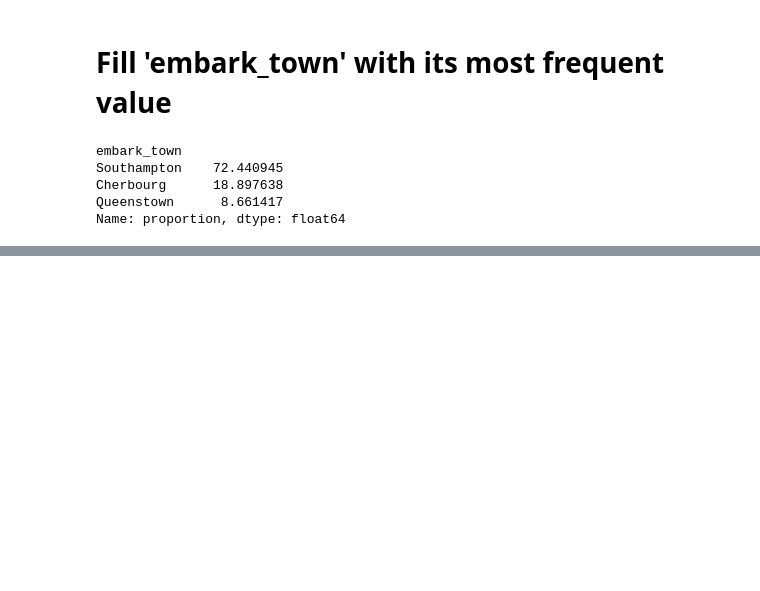
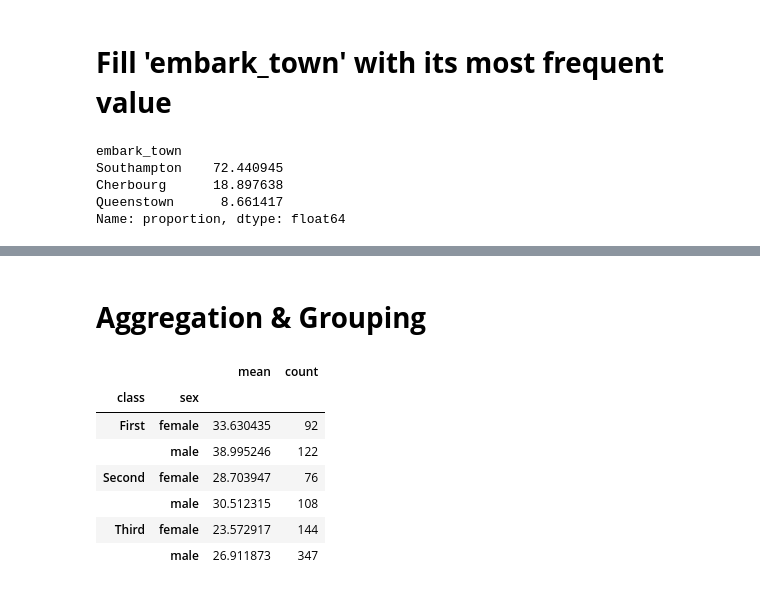
Before and after one commit to owaisnadeem18/pandas_basic_to_advance_questions, a Jupyter notebook: titanic_dataset_basic_to_advance.ipynb, the cells around one changed output, grey strips where cells are left out. Cells and saved outputs as stored; diff of their text form; code cells hidden in the pictures; blank space fills up the shorter version.

```diff
--- a/titanic_dataset_basic_to_advance.ipynb
+++ b/titanic_dataset_basic_to_advance.ipynb
@@ -378 +380,5 @@ Name: proportion, dtype: float64
+# %%
+df_clean["family_size"] = df_clean["siblings_spouses_aboard"] + df_clean["parch"] + 1
+df_clean["is_child"] = df_clean["age"].apply(lambda child : child < 12)
+df_clean['sex_code'] = df_clean["sex"].map({"female" : 0 , "male" : 1 })
 # %%
@@ -393,0 +395,2 @@ df_clean
+# %%
+df_clean["is_elderly"] = df_clean["age"].apply(lambda x: x > 60)
@@ -393,0 +406,17 @@ df_clean
+# %% [markdown]
+# **Aggregation & Grouping**
+# %%
+df_clean['sex'].value_counts()
+
+df_clean.groupby('sex')['survived'].mean()
+
+df_clean.groupby(["class" , "sex"])["age"].agg(["mean" , "count"])
+# %% [output]
+|  |  | mean | count |
+| class | sex |  |  |
+| First | female | 33.630435 | 92 |
+|  | male | 38.995246 | 122 |
+| Second | female | 28.703947 | 76 |
+|  | male | 30.512315 | 108 |
+| Third | female | 23.572917 | 144 |
+|  | male | 26.911873 | 347 |
```
Also changed, not shown: parts of 4 cells of this notebook.
